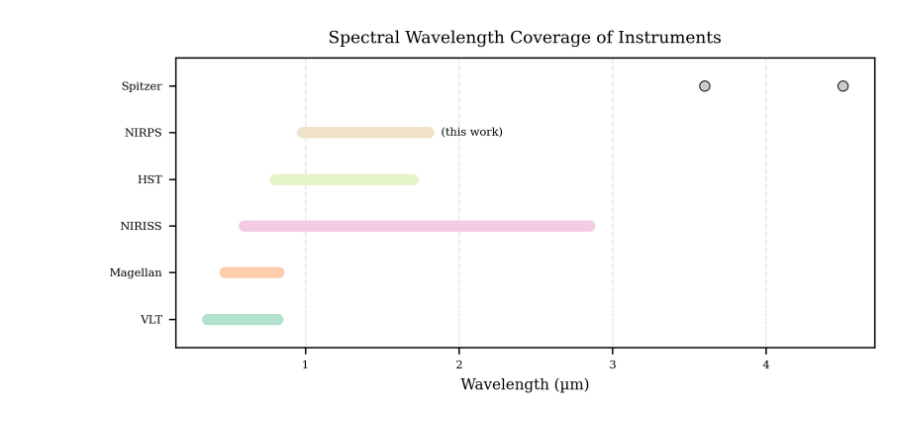
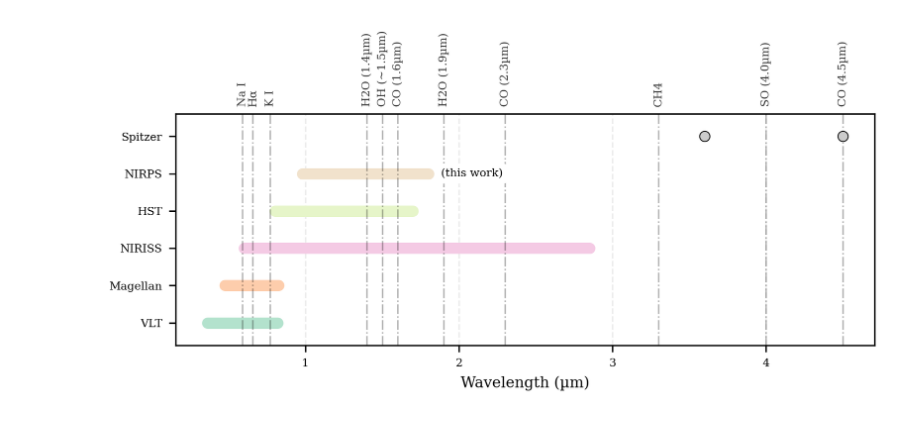
Before and after one commit to ZoeYingShu/Miscellaneous-Codes, a Jupyter notebook: instrument_wv_coverage_plot.ipynb, the cells around one changed output. Saved outputs shown, nothing was run; the diff lists cells and outputs as text; code cells hidden in the pictures.

```diff
--- a/instrument_wv_coverage_plot.ipynb
+++ b/instrument_wv_coverage_plot.ipynb
@@ -107,38 +107,89 @@ def plot_spectral_coverage(instruments,
                  "(this work)",
                  va='center',
                  ha='left',
-                 fontsize=6)
-                #  bbox=dict(boxstyle="round,pad=0.2",
-                #            facecolor="white",
-                #            edgecolor="black",
-                #            linewidth=0.5))
+                 fontsize=6,
+                 bbox=dict(boxstyle="round,pad=0.4",
+                           facecolor="white",
+                           edgecolor="white",
+                           linewidth=0.5))
+
+
+        # =========================
+        # Important Spectral Features
+        # =========================
+        spectral_features = {
+            # Hydrogen Balmer series (optical)
+            "Hα": 0.6563,
+
+            # Alkali metals
+            "Na I": 0.589,
+            "K I": 0.77,
+
+            # Molecules
+            "CO (1.6µm)": 1.6,       # CO overtone in H band
+            "OH (~1.5µm)": 1.5,      # OH band in cool stars
+            "H2O (1.4µm)": 1.4,
+            "H2O (1.9µm)": 1.9,
+            "CO (2.3µm)": 2.3,
+            "CH4": 3.3,
+            "CO (4.5µm)": 4.5,
+            "SO (4.0µm)": 4.0,
+
+            # Atomic lines common in M dwarfs / NIR stars
+            # "Fe I (~1.188µm)": 1.188,
+            # "Mg I (~1.503µm)": 1.503,
+            # "Si I (~1.589µm)": 1.589,
+            # "Ca I (~1.615µm)": 1.615,
+        }
+
+
+        # Vertical placement for labels (top of plot)
+        y_top = n_inst + y_padding -0.8
+
+        for label, wavelength in spectral_features.items():
+            if min_wave <= wavelength <= max_wave:
+                plt.axvline(wavelength,
+                            linestyle="-.",
+                            linewidth=0.8,
+                            alpha=0.3,
+                            color="black")
+
+                plt.text(wavelength,
+                        y_top,
+                        label,
+                        rotation=90,
+                        va='bottom',
+                        ha='center',
+                        fontsize=6,
+                        alpha=0.8)
+
 
     plt.xlabel("Wavelength (µm)")
-    plt.title("Spectral Wavelength Coverage of Instruments", pad=8)
+    # plt.title("Spectral Wavelength Coverage of Instruments", pad=4*y_top)
 
     plt.grid(axis='x', linestyle='--', alpha=0.25)
     plt.tight_layout()
 
     if save_plot:
         plt.savefig(f"{save_prefix}.png", dpi=300, bbox_inches='tight')
         plt.savefig(f"{save_prefix}.pdf", bbox_inches='tight')
 
     plt.show()
 
 
 # =====================
 # Example usage
 # =====================
 
 instruments = {
     "VLT": [(0.36, 0.82)],
     "NIRISS": [(0.6, 2.85)],
     "Spitzer": [(3.6, 3.6), (4.5, 4.5)],
     "HST": [(0.8, 1.15), (1.075, 1.7)],
     "NIRPS": [(0.98, 1.8)],
     "Magellan": [(0.475, 0.825)]
 }
 
-plot_spectral_coverage(instruments, colormap="Pastel2", y_padding=0.6, this_work="NIRPS")
+plot_spectral_coverage(instruments, colormap="Pastel2", y_padding=0.6, this_work="NIRPS", highlight_overlaps=False)
 # %% [output]
-[figure, old version]
+[figure, new version]
```
